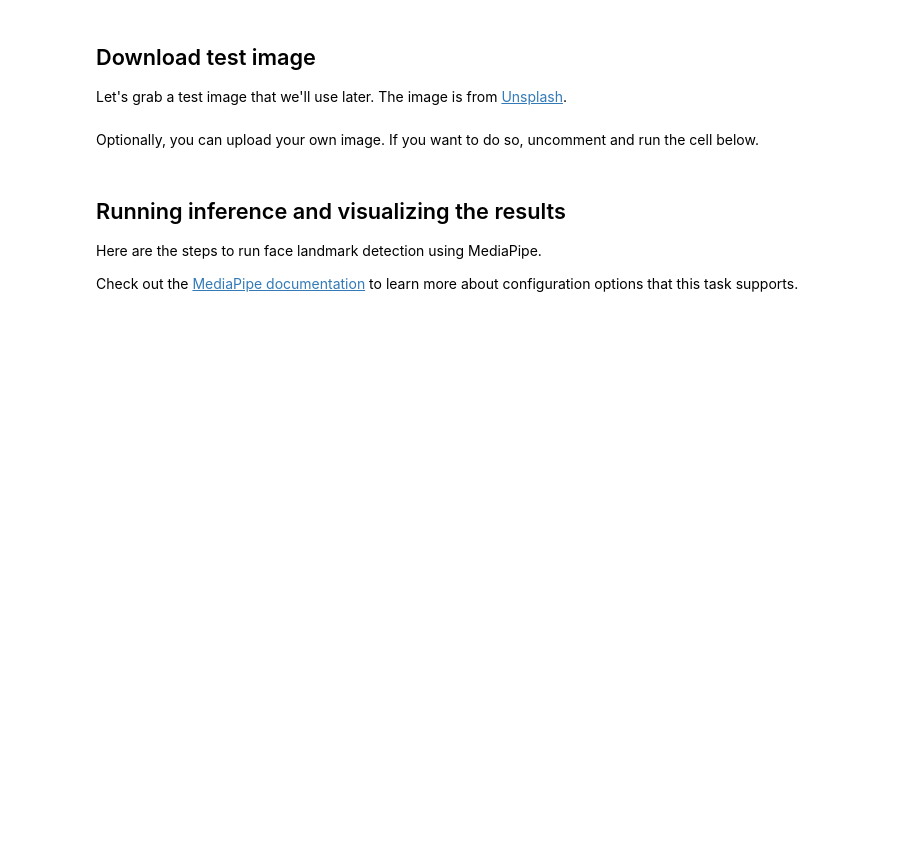
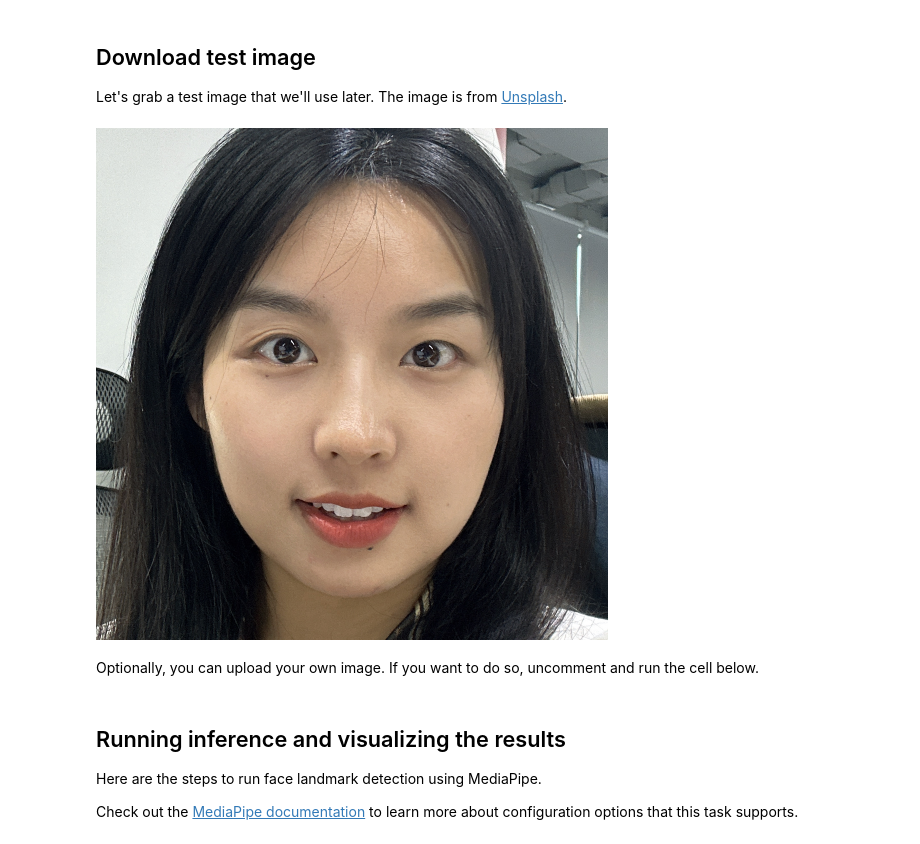
Before and after one commit to code-conquer/AI_Blog, a Jupyter notebook: examples/face_landmarker/python/[MediaPipe_Python_Tasks]_Face_Landmarker.ipynb, the cells around one changed output. Cells and saved outputs as stored; diff of their text form; code cells hidden in the pictures; blank space fills up the shorter version.

```diff
--- a/examples/face_landmarker/python/[MediaPipe_Python_Tasks]_Face_Landmarker.ipynb
+++ b/examples/face_landmarker/python/[MediaPipe_Python_Tasks]_Face_Landmarker.ipynb
@@ -130,11 +128,14 @@ Let's grab a test image that we'll use later. The image is from [Unsplash](https
 # %%
 !wget -q -O image.png https://storage.googleapis.com/mediapipe-assets/business-person.png
 
 import cv2
 from google.colab.patches import cv2_imshow
 
-img = cv2.imread("image.png")
+# img = cv2.imread("image.png")
+img = cv2.imread('ting_33.png_face_features.png')
 cv2_imshow(img)
+# %% [output]
+[figure, added]
 # %% [markdown]
 Optionally, you can upload your own image. If you want to do so, uncomment and run the cell below.
 # %%
```
Also changed, not shown: parts of 10 cells of this notebook.
